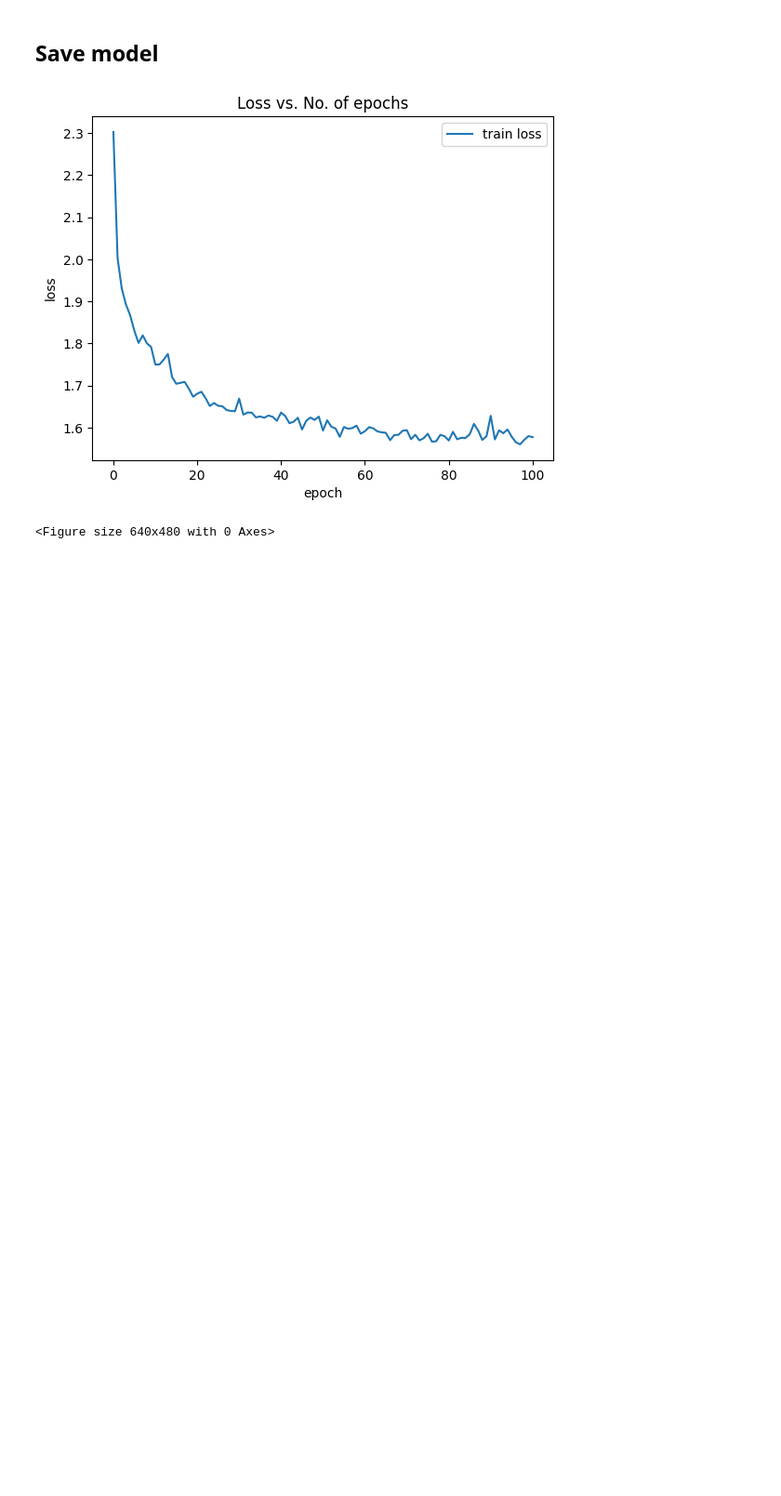
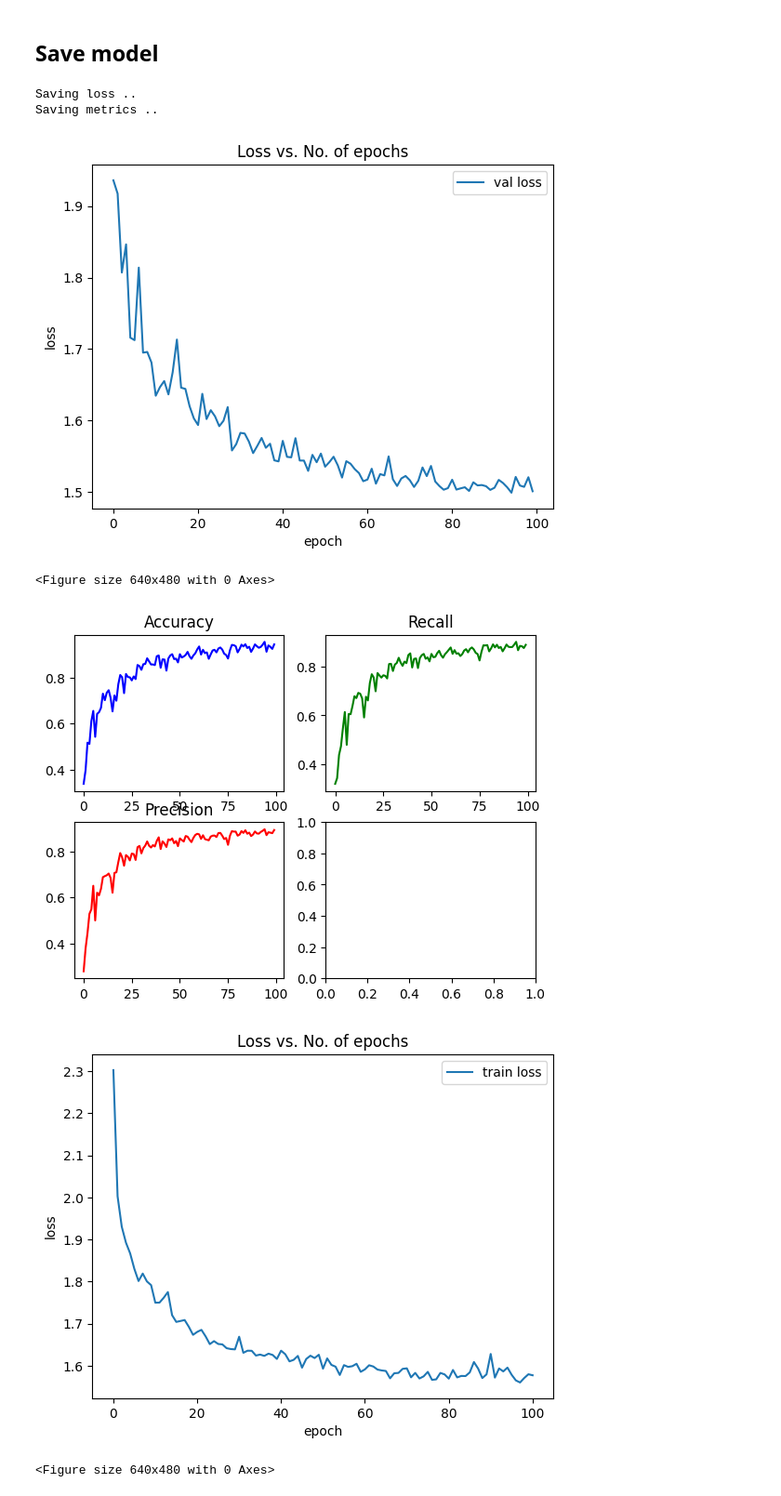
Before and after one commit to Mathugo/Deaf-First-Aid-Kit, a Jupyter notebook: research/Audio.ipynb, the cells around one changed output. Shown at 93% size. Drawn from its saved outputs; the diff is of its cells as text; code cells hidden in the pictures; blank space fills up the shorter version.

```diff
--- a/research/Audio.ipynb
+++ b/research/Audio.ipynb
@@ -267,7 +267,7 @@ len(train_ds), len(val_ds)
 # %% [output]
 (7859, 873)
 # %%
-batch_size=32
+batch_size=64
 train_loader=DataLoader(train_ds, batch_size, shuffle=True, num_workers=4, pin_memory=True)
 val_loader=DataLoader(val_ds, batch_size, num_workers=4, pin_memory=True)
 
@@ -335,11 +346,10 @@ def train(epochs, lr, model, train_loader, val_loader, opt_func=torch.optim.Adam
         betas=(0.9, 0.999), eps=1e-08, weight_decay=0.)
 
     lr_scheduler = torch.optim.lr_scheduler.OneCycleLR(optimizer,
-                                                       max_lr=5e-3,
+                                                       max_lr=1e-2,
                                                        steps_per_epoch=len(train_loader),
                                                        epochs=epochs,
-                                                       pct_start=0.1,
-                                                       )
+                                                       pct_start=0.1,)
     for epoch in range(epochs):
         # Training Phase
         model.train()
@@ -357,18 +367,17 @@ def train(epochs, lr, model, train_loader, val_loader, opt_func=torch.optim.Adam
         with torch.no_grad():
             result = evaluate(model, val_loader)
         result['train_loss'] = torch.stack(train_losses).mean().item()
-        result['lrs'] = lr_scheduler.get_lr()
         # model.epoch_end(epoch, result)
         history.append(result)
         if print_loss:
-            print(f"Epoch [{epoch}]: Lr -> {result[lrs]} Train Loss -> {result['train_loss']} Validation loss -> {result['val_loss']}, Validation accuracy -> {result['val_acc']} Precision -> {result['average_precision']} Recall -> {result['average_recall']}")
+            print(f"Epoch [{epoch}]: Train Loss -> {result['train_loss']} Validation loss -> {result['val_loss']}, Validation accuracy -> {result['val_acc']} Precision -> {result['average_precision']} Recall -> {result['average_recall']}")
     return history
 # %% [markdown]
 ## Mobilenetv1
 # %%
 %load_ext autoreload
 %autoreload 2
-from models import MobileNetV1, Cnn10
+from models import MobileNetV1, Cnn10, MobileNetV2
 
 model_args = {
       'sample_rate': 22050,
@@ -379,8 +388,9 @@ model_args = {
       'fmax': 20000,
       'classes_num': 10
     }
-#model = MobileNetV1(**model_args)
-model = Cnn10(**model_args)
+model = MobileNetV1(**model_args)
+#model = Cnn10(**model_args)
+#model = MobileNetV2(**model_args)
 to_device(model, device)
 # %% [output]
 The autoreload extension is already loaded. To reload it, use:
@@ -465,7 +467,6 @@ def plot_lr(history, save=False, Doprint=True, path=None):
         plt.savefig(os.path.join(path, 'lr.png'))
 # %%
 epochs=100
-lr=0.005
-
-history+=train(epochs, lr, model, train_loader, val_loader)
+lr=0.001
+history=train(epochs, lr, model, train_loader, val_loader)
 # %% [output]
@@ -491,17 +493,22 @@ Epoch [99]: Train Loss -> 1.6272073984146118 Validation loss -> 1.57739102840423
 # %%
 import os
 def save_history(history, lr, epochs, model, bs):
     model_name = model.__class__.__name__
     path = 'history/{}_lr_{}_ep_{}_bs_{}_valoss_{}_acc_{}_recall_{}_precision_{}'.format(model_name, lr, epochs, batch_size,
     round(history[len(history) -1]["val_loss"], 2), round(history[len(history) -1]["val_acc"], 2), round(history[len(history) -1]["average_recall"], 2), round(history[len(history) -1]["average_precision"], 2))
 
     os.mkdir(path)
     torch.save(model, os.path.join(path, 'model.pt'))
     plot_losses(history, save=True, Doprint=False, path=path)
     plot_accuracies(history, save=True, Doprint=False, path=path)
-    plot_lr(history, save=True, Doprint=False, path=path)
 
 save_history(history, lr, epochs, model, batch_size)
+# %% [output]
+Saving loss ..
+Saving metrics ..
+[figure, added]
+<Figure size 640x480 with 0 Axes>
+[figure, added]
 # %%
 plot_losses(history)
 # %% [output]
```
Also changed, not shown: parts of 7 cells of this notebook, 2 other files.
